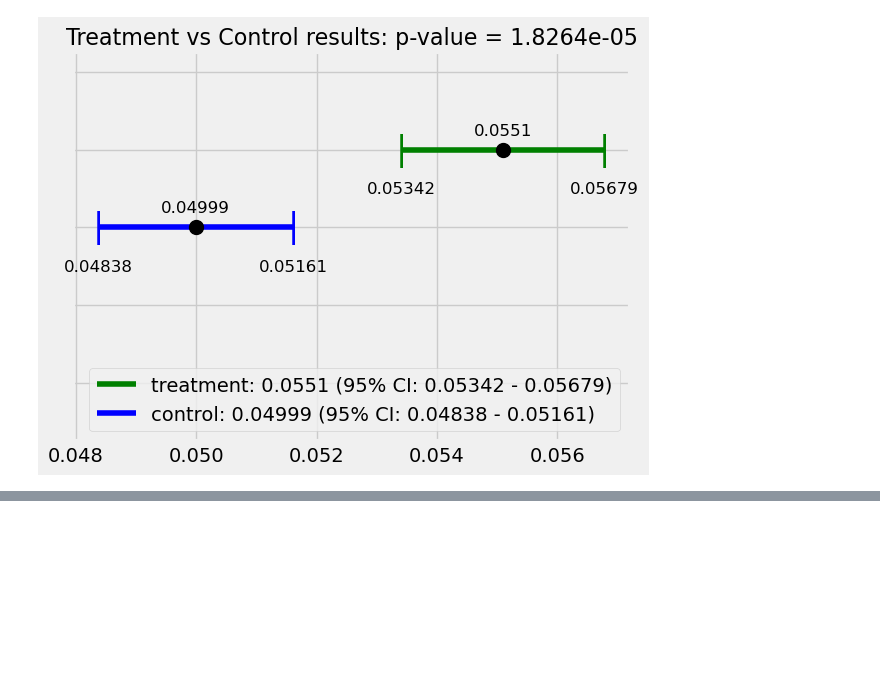
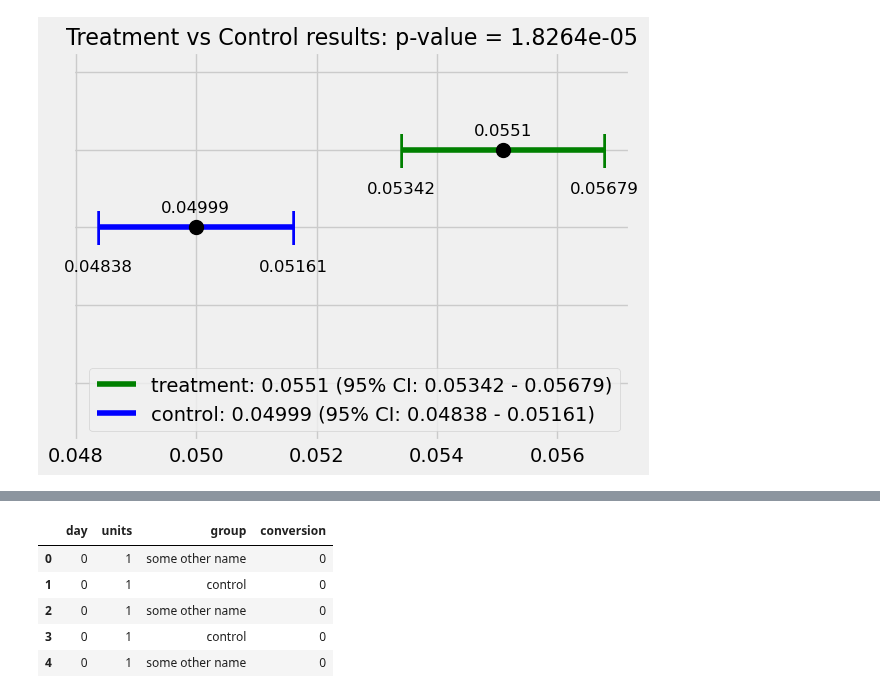
Before and after one commit to dokeeffe87/stats_utils, a Jupyter notebook: notebooks/scratch_work/dev_visualize_ab_results.ipynb, the cells around one changed output, grey strips where cells are left out. Cells and saved outputs as stored; diff of their text form; code cells hidden in the pictures; blank space fills up the shorter version.

```diff
--- a/notebooks/scratch_work/dev_visualize_ab_results.ipynb
+++ b/notebooks/scratch_work/dev_visualize_ab_results.ipynb
@@ -353,0 +380,9 @@ exp.plot_ab_test_results(df=df_res, save_path='../../../data/', output_filename=
+# %%
+df_ab.head()
+# %% [output]
+|  | day | units | group | conversion |
+| 0 | 0 | 1 | some other name | 0 |
+| 1 | 0 | 1 | control | 0 |
+| 2 | 0 | 1 | some other name | 0 |
+| 3 | 0 | 1 | control | 0 |
+| 4 | 0 | 1 | some other name | 0 |
```
Also changed, not shown: parts of 13 cells of this notebook, 1 other file.
